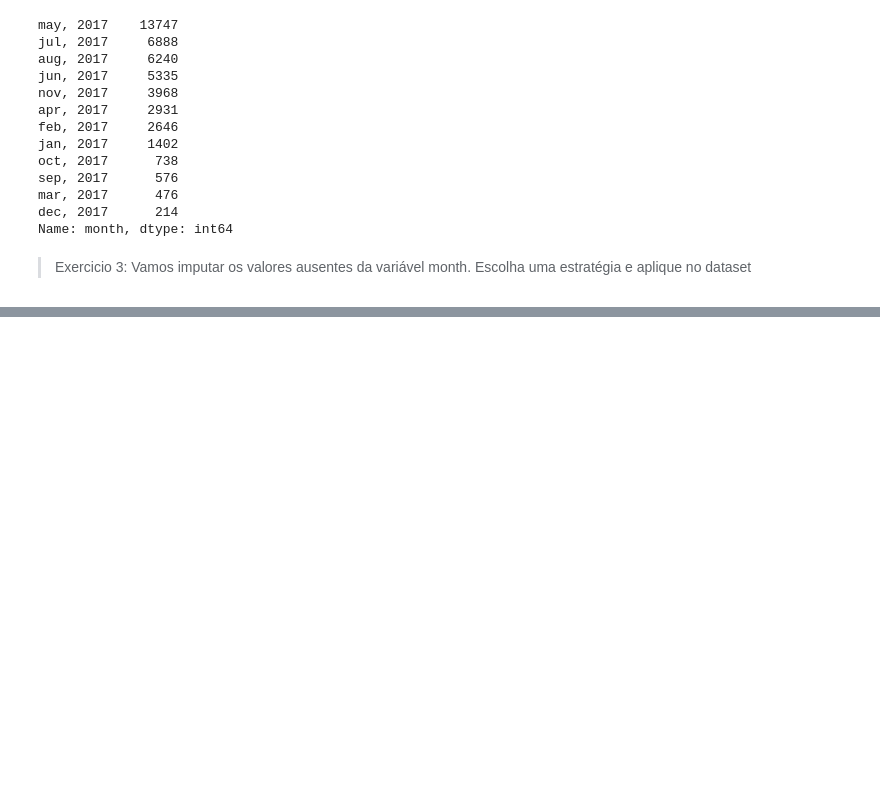
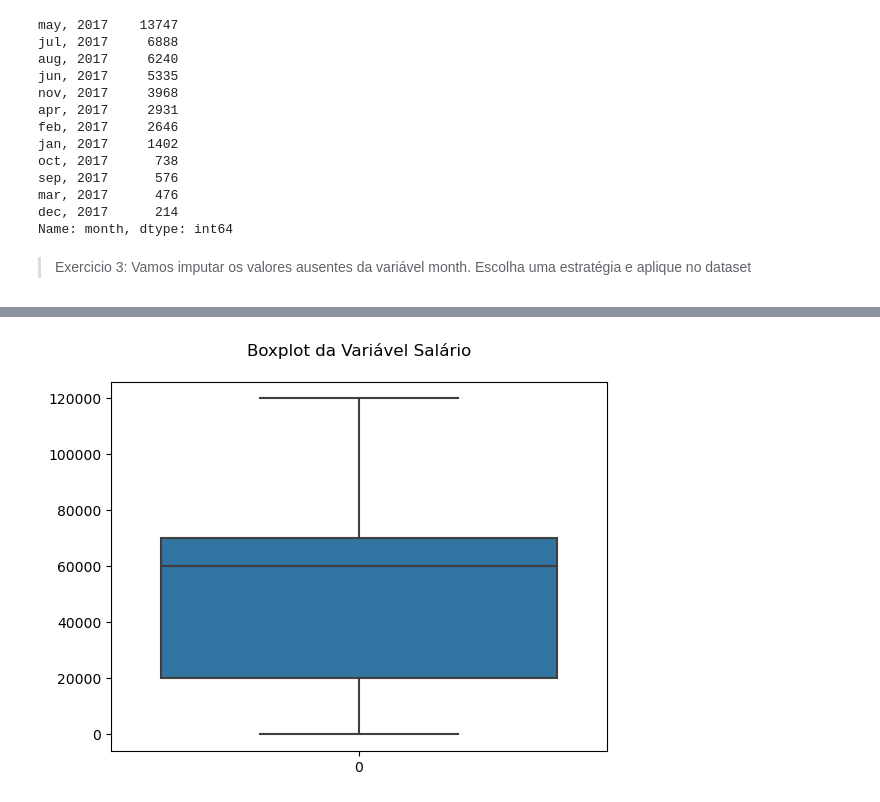
Before and after one commit to durvallins/Analise_de_Dados, a Jupyter notebook: Projeto 4/05 - Tratamento de Valores Ausentes - ESTUDANDO/P4_Solucao.ipynb, the cells around one changed output, grey strips where cells are left out. Saved outputs shown, nothing was run; the diff lists cells and outputs as text; code cells hidden in the pictures; blank space fills up the shorter version.

```diff
--- a/Projeto 4/05 - Tratamento de Valores Ausentes - ESTUDANDO/P4_Solucao.ipynb
+++ b/Projeto 4/05 - Tratamento de Valores Ausentes - ESTUDANDO/P4_Solucao.ipynb
@@ -342,0 +458,7 @@ Name: month, dtype: int64
+# %%
+# Boxplot
+sns.boxplot(dataset.salary)
+plt.title("Boxplot da Variável Salário\n")
+plt.show()
+# %% [output]
+[figure, added]
```
Also changed, not shown: parts of 64 cells of this notebook.
